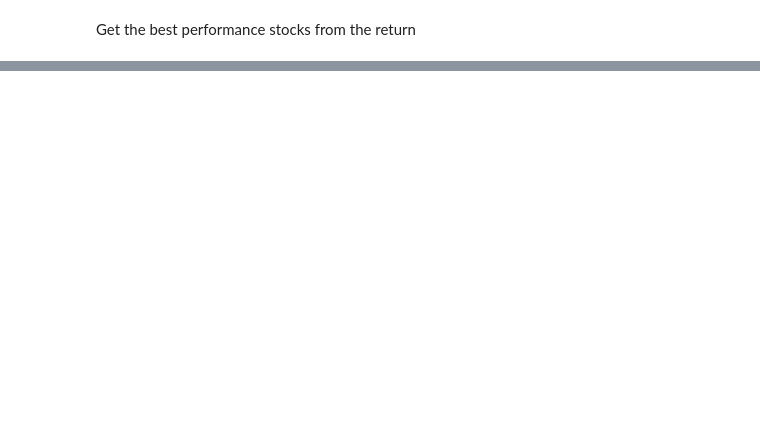
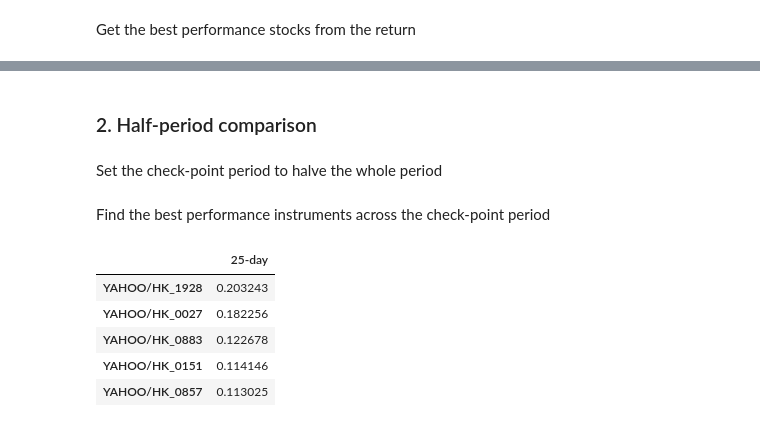
Before and after one commit to gavincyi/HkexStockPicker, a Jupyter notebook: HkexStockPicker.ipynb, the cells around one changed output, grey strips where cells are left out. Cells and saved outputs as stored; diff of their text form; code cells hidden in the pictures; blank space fills up the shorter version.

```diff
--- a/HkexStockPicker.ipynb
+++ b/HkexStockPicker.ipynb
@@ -62,0 +85,2 @@ returns[best_candidate].cumsum().plot()
+# %% [markdown]
+### 2. Half-period comparison
@@ -62,0 +91,2 @@ returns[best_candidate].cumsum().plot()
+# %% [markdown]
+Set the check-point period to halve the whole period
@@ -62,0 +95,14 @@ returns[best_candidate].cumsum().plot()
+# %% [markdown]
+Find the best performance instruments across the check-point period
+# %%
+ckpt_performance = returns[candidates].head(checkpoint_days).sum().sort_values(ascending=False)
+ckpt_best = pd.DataFrame(columns=['%s-day'%checkpoint_days], data=ckpt_performance.head(num_of_pool))
+ckpt_best_candidate = ckpt_best.index.values.tolist()
+ckpt_best
+# %% [output]
+|  | 25-day |
+| YAHOO/HK_1928 | 0.203243 |
+| YAHOO/HK_0027 | 0.182256 |
+| YAHOO/HK_0883 | 0.122678 |
+| YAHOO/HK_0151 | 0.114146 |
+| YAHOO/HK_0857 | 0.113025 |
```
Also changed, not shown: parts of 20 cells of this notebook, 4 other files.
